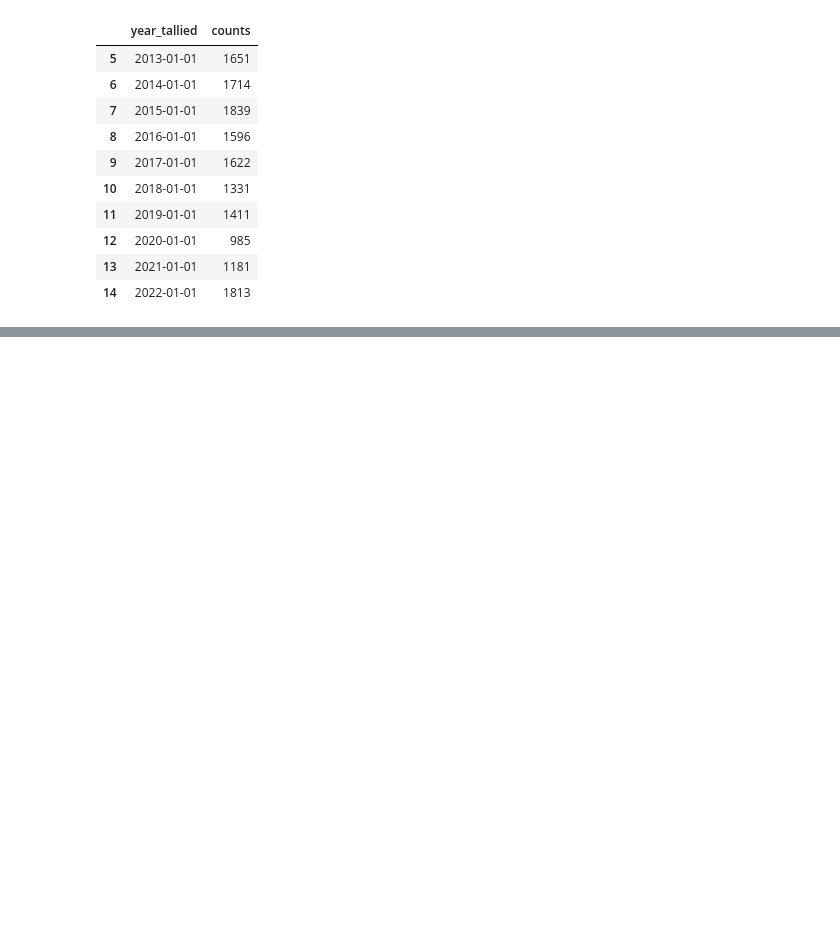
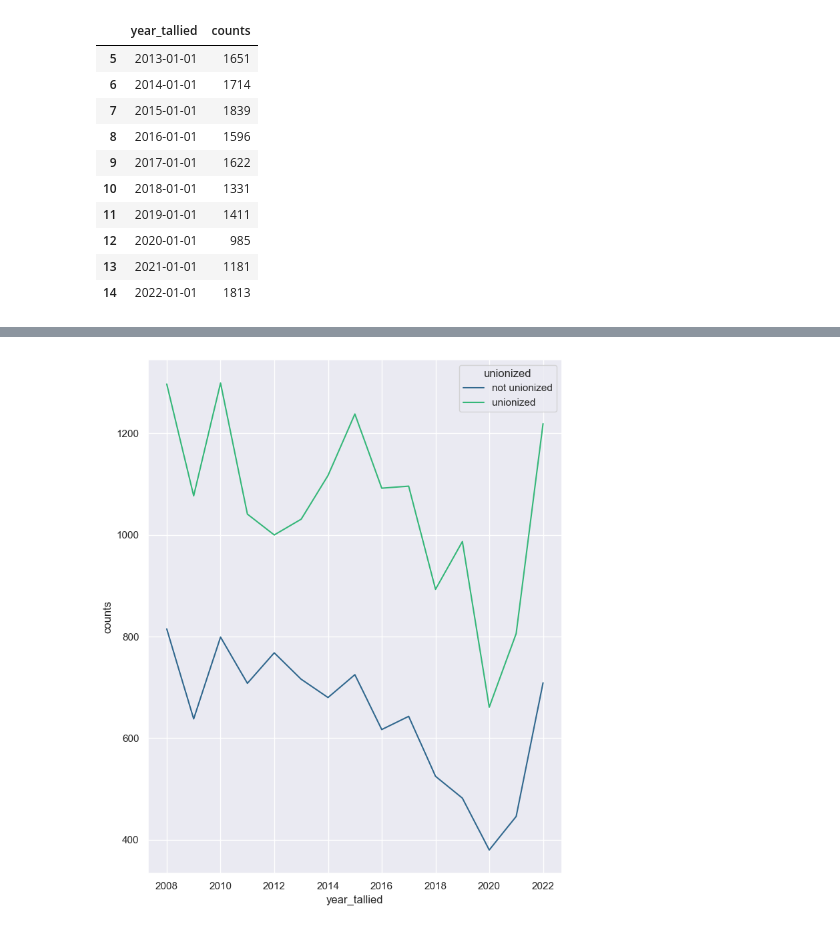
Before and after one commit to erinmmurphy/union-viz, a Jupyter notebook: elections.ipynb, the cells around one changed output, grey strips where cells are left out. Cells and saved outputs as stored; diff of their text form; code cells hidden in the pictures; blank space fills up the shorter version.

```diff
--- a/elections.ipynb
+++ b/elections.ipynb
@@ -295,0 +382,4 @@ tallied_yr.tail(10)
+# %%
+# create a new colum in df_elec using the reason_closed column where 'Certific. of Representative' is 'unionized' and all other values are 'not unionized'
+df_elec['unionized'] = np.where(df_elec['reason_closed'] == 'Certific. of Representative', 'unionized', 'not unionized')
+df_elec.head()
@@ -295,0 +394,4 @@ tallied_yr.tail(10)
+# %%
+# create new dataframe of unionized and not unionized cases by year
+unionized_yr = df_elec.groupby(['year_tallied', 'unionized']).size().reset_index(name='counts')
+unionized_yr.head()
@@ -295,0 +405,5 @@ tallied_yr.tail(10)
+# %%
+# seaborn line plot of unionized vs not unionized per year
+ax = sns.lineplot(x=unionized_yr['year_tallied'], y=unionized_yr['counts'], hue=unionized_yr['unionized'], data=unionized_yr, palette='viridis')
+# %% [output]
+[figure, added]
```
Also changed, not shown: parts of 16 cells of this notebook, 9 other files.
